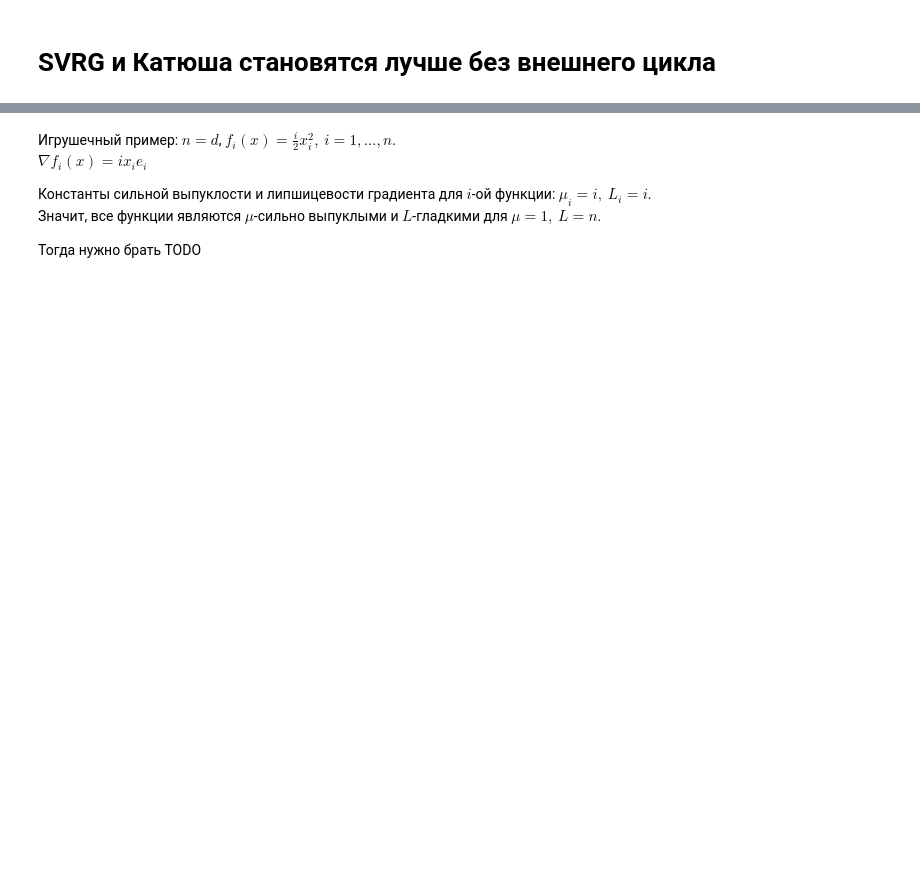
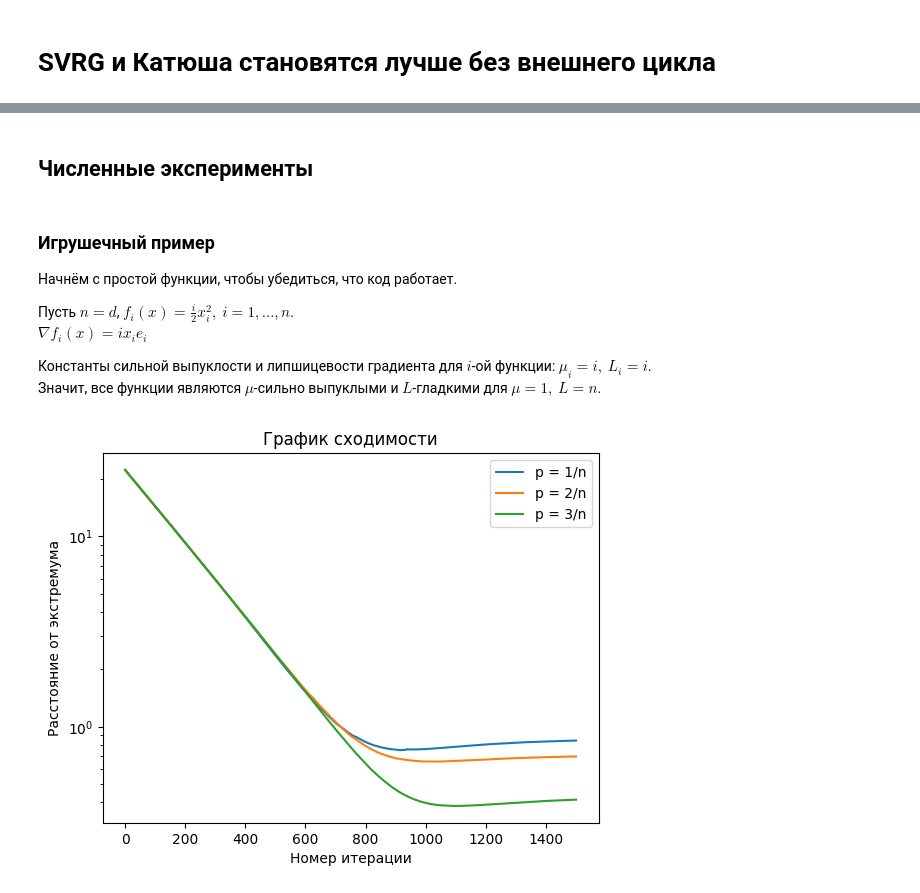
Before and after one commit to sribnyak/loopless-svrg-katyusha, a Jupyter notebook: loopless.ipynb, the cells around one changed output, grey strips where cells are left out. Drawn from its saved outputs; the diff is of its cells as text; code cells hidden in the pictures; blank space fills up the shorter version.

```diff
--- a/loopless.ipynb
+++ b/loopless.ipynb
@@ -163,14 +189,18 @@ def L_Katyusha(n, grad, num_iter, y_0, t1, t2, p, mu, L, rng):
         z = new_z.copy()
 
     return np.array(ys)
+# %% [markdown]
+## Численные эксперименты
 # %% [markdown]
-Игрушечный пример: $n = d$, $f_i(x) = \frac{i}{2} x_i^2,\ i=1,\dots,n$. \
+### Игрушечный пример
+
+Начнём с простой функции, чтобы убедиться, что код работает.
+
+Пусть $n = d$, $f_i(x) = \frac{i}{2} x_i^2,\ i=1,\dots,n$. <br>
 $\nabla f_i(x) = i x_i e_i$
 
-Константы сильной выпуклости и липшицевости градиента для $i$-ой функции: $\mu_i=i,\ L_i=i$. \
+Константы сильной выпуклости и липшицевости градиента для $i$-ой функции: $\mu_i=i,\ L_i=i$. <br>
 Значит, все функции являются $\mu$-сильно выпуклыми и $L$-гладкими для  $\mu=1,\ L=n$.
-
-Тогда нужно брать TODO
 # %%
 def f_toy(i, x):
     return x[i]**2 * (i + 1) / 2
@@ -183 +222,21 @@ def grad_toy(i, x):
+# %%
+rng = np.random.default_rng(3194312162)
+
+init = 5 * np.ones(d)
+num_iter = 1500
+xs_1 = L_SVRG(n, grad_toy, num_iter, init, stepsize=1/(6 * L), p=1/n, rng=rng)
+xs_2 = L_SVRG(n, grad_toy, num_iter, init, stepsize=1/(6 * L), p=2/n, rng=rng)
+xs_3 = L_SVRG(n, grad_toy, num_iter, init, stepsize=1/(6 * L), p=3/n, rng=rng)
+# %%
+plt.plot(np.linalg.norm(xs_1, axis=1), label='p = 1/n')
+plt.plot(np.linalg.norm(xs_2, axis=1), label='p = 2/n')
+plt.plot(np.linalg.norm(xs_3, axis=1), label='p = 3/n')
+plt.yscale('log')
+plt.title('График сходимости')
+plt.xlabel('Номер итерации')
+plt.ylabel('Расстояние от экстремума')
+plt.legend()
+plt.show()
+# %% [output]
+[figure, added]
 # %%
```
Also changed, not shown: parts of 31 cells of this notebook, 1 other file.
